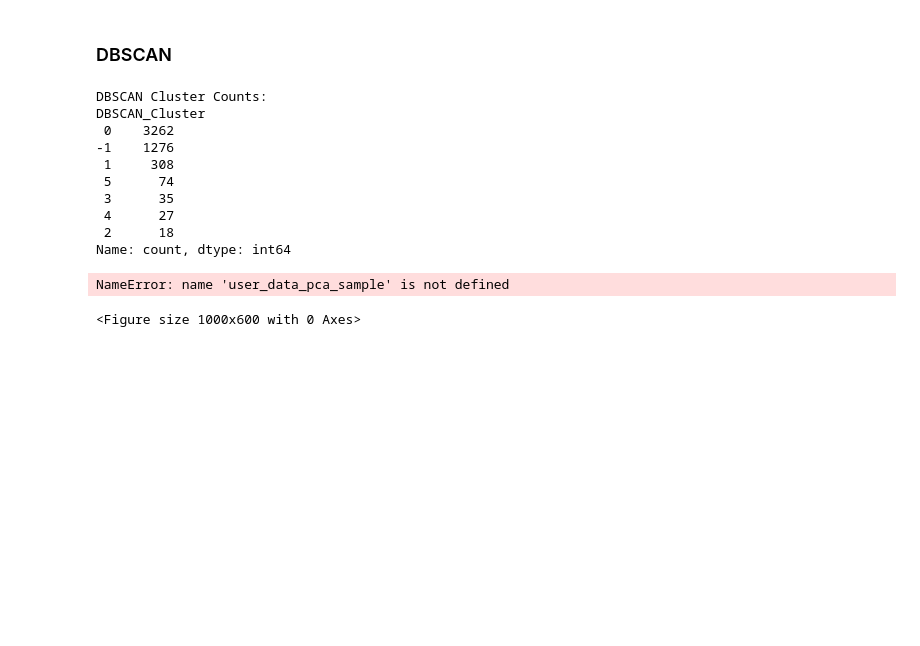
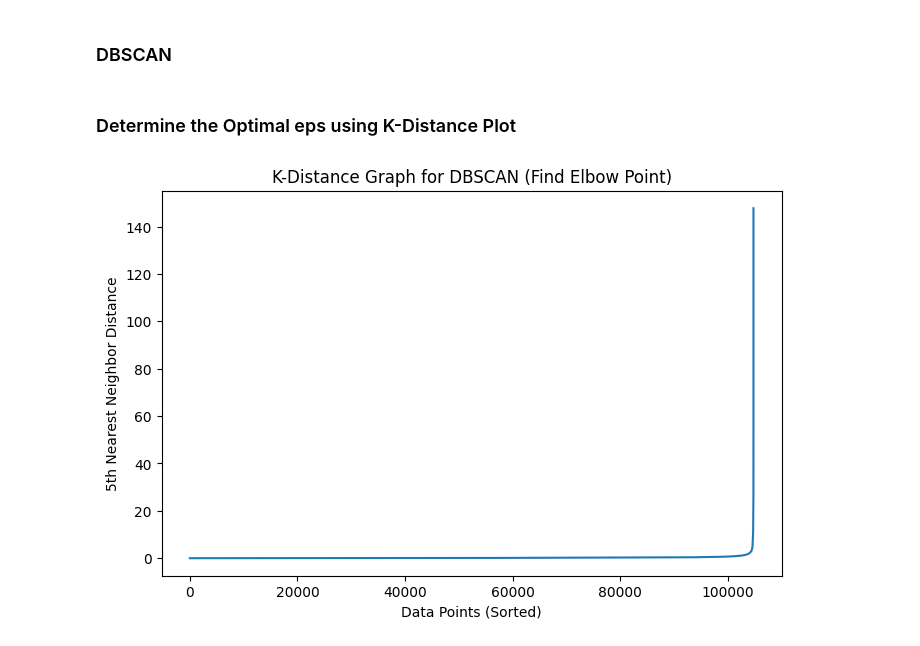
Before and after one commit to AkhilaAnnireddy/Machine_learning_project, a Jupyter notebook: Models/clustering_model_impl.ipynb, the cells around one changed output. Saved outputs shown, nothing was run; the diff lists cells and outputs as text; code cells hidden in the pictures; blank space fills up the shorter version.

Commit message:
done with clustering

```diff
--- a/Models/clustering_model_impl.ipynb
+++ b/Models/clustering_model_impl.ipynb
@@ -196,24 +184,21 @@ The clustered datasets were saved for further evaluation. The next step involves
 # %% [markdown]
 ### Visualize K-Means Clustering
 # %%
-# fig, axes = plt.subplots(1, 3, figsize=(18, 5))
+fig, axes = plt.subplots(1, 3, figsize=(18, 5))
 
-# for i, k in enumerate(k_values):
-#     ax = axes[i]
-#     scatter = ax.scatter(user_data_pca["PC1"], user_data_pca["PC2"],
-#                          c=user_data_pca[f'Cluster_k{k}'], cmap='viridis', alpha=0.6, edgecolors="k")
+for i, k in enumerate(k_values):
+    ax = axes[i]
+    scatter = ax.scatter(user_data_pca["PC1"], user_data_pca["PC2"],
+                         c=user_data_pca[f'Cluster_k{k}'], cmap='viridis', alpha=0.6, edgecolors="k")
+    centroids = kmeans_models[k].cluster_centers_
+    ax.scatter(centroids[:, 0], centroids[:, 1], c='red', marker='X', s=200, label='Centroids')
+    ax.set_title(f"K-Means Clustering (k={k})")
+    ax.set_xlabel("Principal Component 1")
+    ax.set_ylabel("Principal Component 2")
+    ax.legend(*scatter.legend_elements(), title="Clusters")
 
-#     # Plot centroids
-#     centroids = kmeans_models[k].cluster_centers_
-#     ax.scatter(centroids[:, 0], centroids[:, 1], c='red', marker='X', s=200, label='Centroids')
-
-#     ax.set_title(f"K-Means Clustering (k={k})")
-#     ax.set_xlabel("Principal Component 1")
-#     ax.set_ylabel("Principal Component 2")
-#     ax.legend(*scatter.legend_elements(), title="Clusters")
-
-# plt.tight_layout()
-# plt.show()
+plt.tight_layout()
+plt.show()
 # %% [markdown]
 Impact of k-Values: As k increases from 3 to 5, clusters become more refined, capturing finer variations in user engagement patterns. k=3 results in broad groupings, while k=4 and k=5 provide more detailed segmentation.
 
@@ -328,35 +289,19 @@ KeyError: 'Hierarchical_Cluster_6'
 # %% [markdown]
 ### DBSCAN
-# %%
-# Apply DBSCAN to the sampled dataset
-dbscan = DBSCAN(eps=0.5, min_samples=10)  # Adjust eps and min_samples based on dataset
-dbscan_labels_sample = dbscan.fit_predict(user_data_sample)
-
-# Add DBSCAN results to the sampled dataframe
-user_data_sample["DBSCAN_Cluster"] = dbscan_labels_sample  # Now length matches
-
-# Count number of clusters (-1 represents noise/outliers)
-print("DBSCAN Cluster Counts:")
-print(user_data_sample["DBSCAN_Cluster"].value_counts())
-
-# Plot DBSCAN Clusters
-plt.figure(figsize=(10, 6))
-sns.scatterplot(x=user_data_pca_sample[:, 0], y=user_data_pca_sample[:, 1], hue=user_data_sample["DBSCAN_Cluster"], palette="Set1", s=50)
-plt.title("DBSCAN Clustering Results (Sampled Data)")
-plt.xlabel("Principal Component 1")
-plt.ylabel("Principal Component 2")
-plt.legend(title="Cluster")
-plt.show()
-# %% [output]
-DBSCAN Cluster Counts:
-DBSCAN_Cluster
- 0    3262
--1    1276
- 1     308
- 5      74
- 3      35
- 4      27
- 2      18
-Name: count, dtype: int64
-NameError: name 'user_data_pca_sample' is not defined
-<Figure size 1000x600 with 0 Axes>
+# %% [markdown]
+###  Determine the Optimal eps using K-Distance Plot
+# %%
+X = user_data_pca
+neighbors = NearestNeighbors(n_neighbors=5)
+neighbors_fit = neighbors.fit(X)
+distances, indices = neighbors_fit.kneighbors(X)
+
+distances = np.sort(distances[:, -1])
+plt.figure(figsize=(8, 5))
+plt.plot(distances)
+plt.xlabel("Data Points (Sorted)")
+plt.ylabel("5th Nearest Neighbor Distance")
+plt.title("K-Distance Graph for DBSCAN (Find Elbow Point)")
+plt.show()
+# %% [output]
+[figure, added]
```
Also changed, not shown: parts of 16 cells of this notebook, 3 other files.
